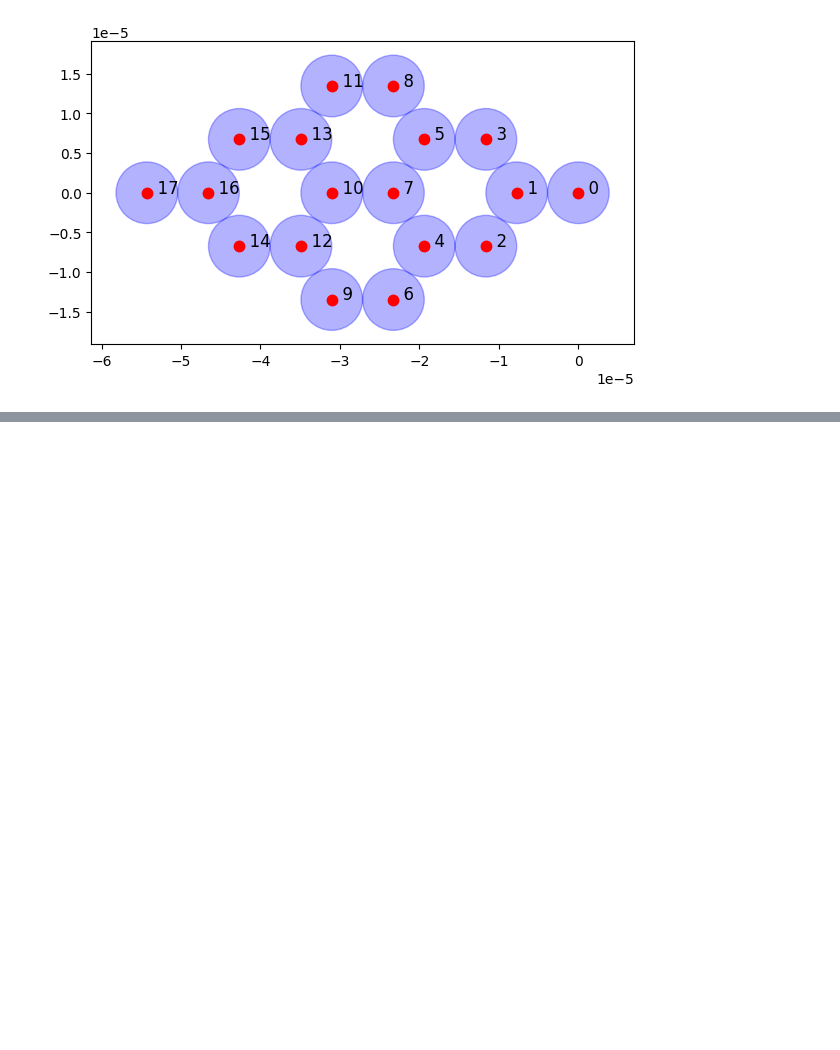
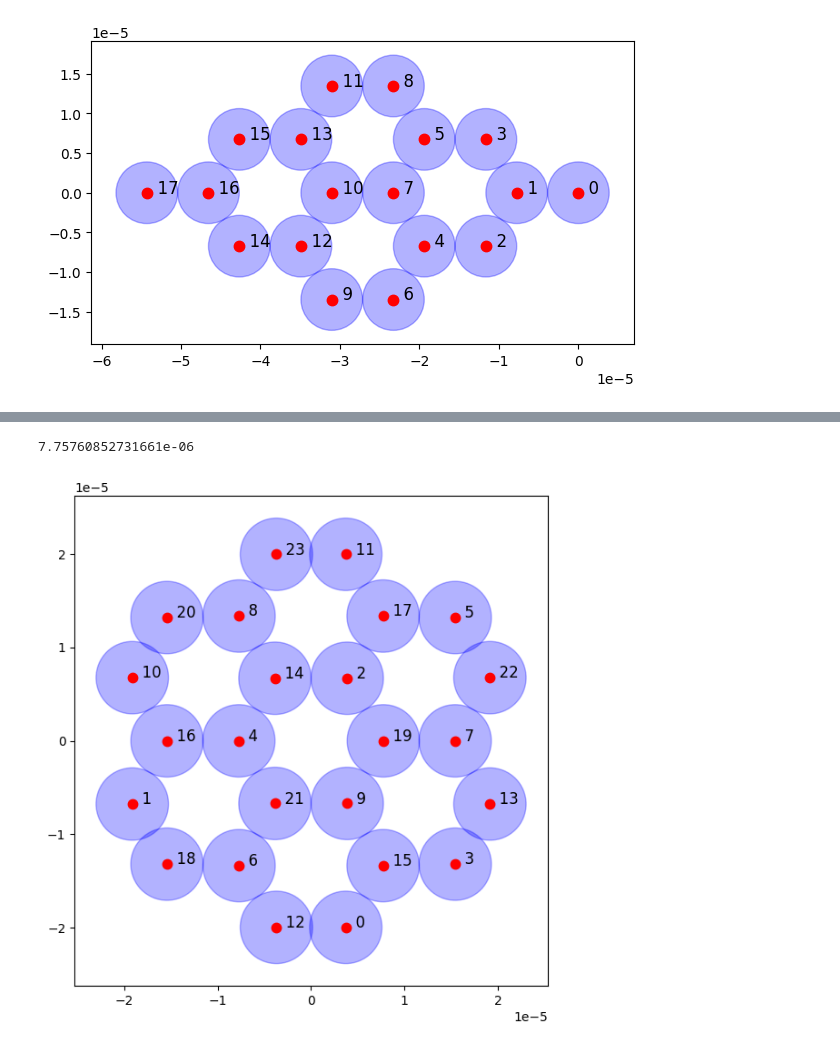
Before and after one commit to cmc-ucl/rydberg_atoms, a Jupyter notebook: 4_QUBO_open_geometry_positive_coefficients_only_NN_only_one_R_adiabatic_program.ipynb, the cells around one changed output, grey strips where cells are left out. Drawn from its saved outputs; the diff is of its cells as text; code cells hidden in the pictures; blank space fills up the shorter version.

```diff
--- a/4_QUBO_open_geometry_positive_coefficients_only_NN_only_one_R_adiabatic_program.ipynb
+++ b/4_QUBO_open_geometry_positive_coefficients_only_NN_only_one_R_adiabatic_program.ipynb
@@ -290,0 +324,14 @@ show_coords(coords, radius=R)
+# %%
+detuning = 125000000.0
+J1=-0.1
+J2=0.019894
+C6 = 5.42e-24
+R = (C6/detuning * -J1/J2)**(1/6)
+print(R)
+
+coords = [[item[1]*R, item[0]*R] for item in coords0] # Rotate by 90 degrees so that the y-separation is larger than 4 um
+
+show_coords(coords, radius=R)
+# %% [output]
+7.75760852731661e-06
+[figure, added]
```
Also changed, not shown: parts of 2 cells of this notebook.
